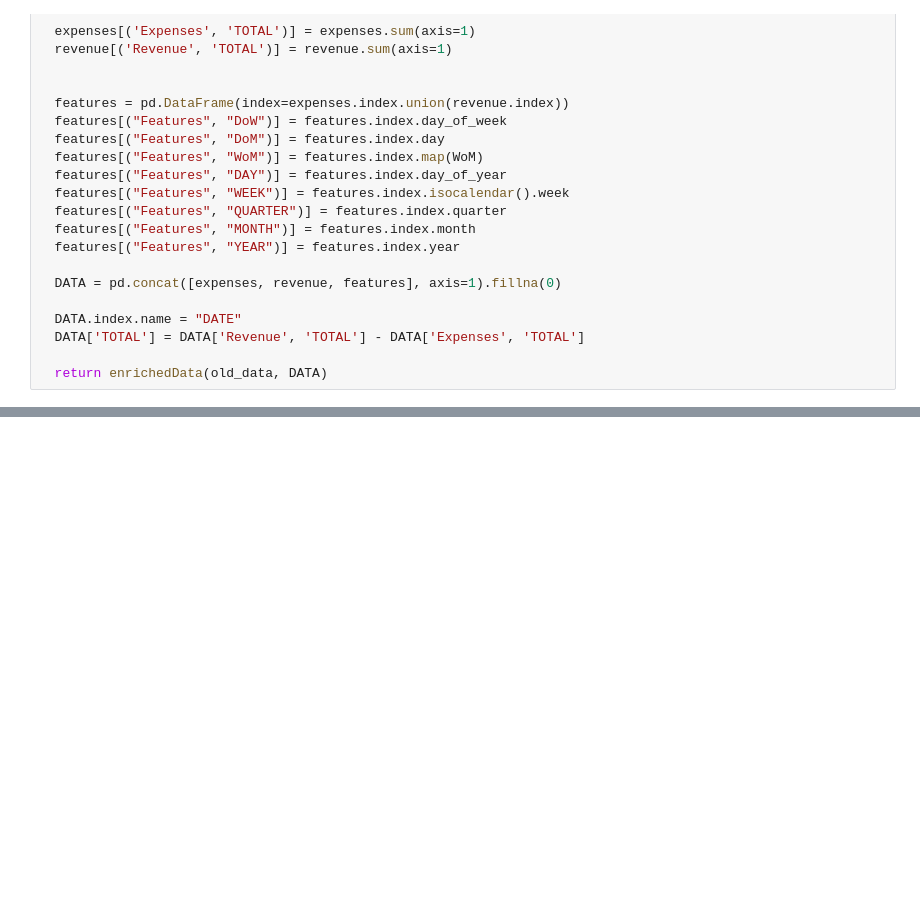
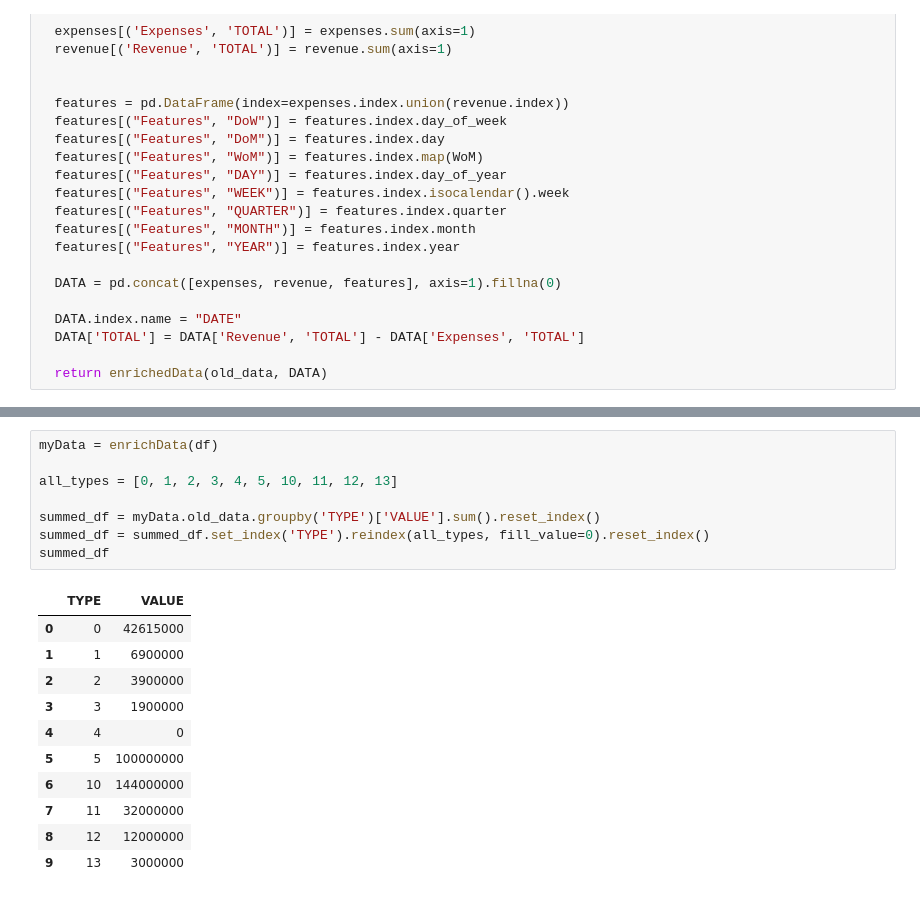
Before and after one commit to AtlasCJr/pfm, a Jupyter notebook: Analysis.ipynb, the cells around one changed output, grey strips where cells are left out. Drawn from its saved outputs; the diff is of its cells as text; blank space fills up the shorter version.

```diff
--- a/Analysis.ipynb
+++ b/Analysis.ipynb
@@ -134,3 +137,23 @@ myData.old_data
+# %%
+myData = enrichData(df)
+
+all_types = [0, 1, 2, 3, 4, 5, 10, 11, 12, 13]
+
+summed_df = myData.old_data.groupby('TYPE')['VALUE'].sum().reset_index()
+summed_df = summed_df.set_index('TYPE').reindex(all_types, fill_value=0).reset_index()
+summed_df
+# %% [output]
+|  | TYPE | VALUE |
+| 0 | 0 | 42615000 |
+| 1 | 1 | 6900000 |
+| 2 | 2 | 3900000 |
+| 3 | 3 | 1900000 |
+| 4 | 4 | 0 |
+| 5 | 5 | 100000000 |
+| 6 | 10 | 144000000 |
+| 7 | 11 | 32000000 |
+| 8 | 12 | 12000000 |
+| 9 | 13 | 3000000 |
 # %%
 myData.plotAll("MONTH", "YEAR", (0))
 # %% [output]
```
Also changed, not shown: parts of 5 cells of this notebook, 7 other files.
